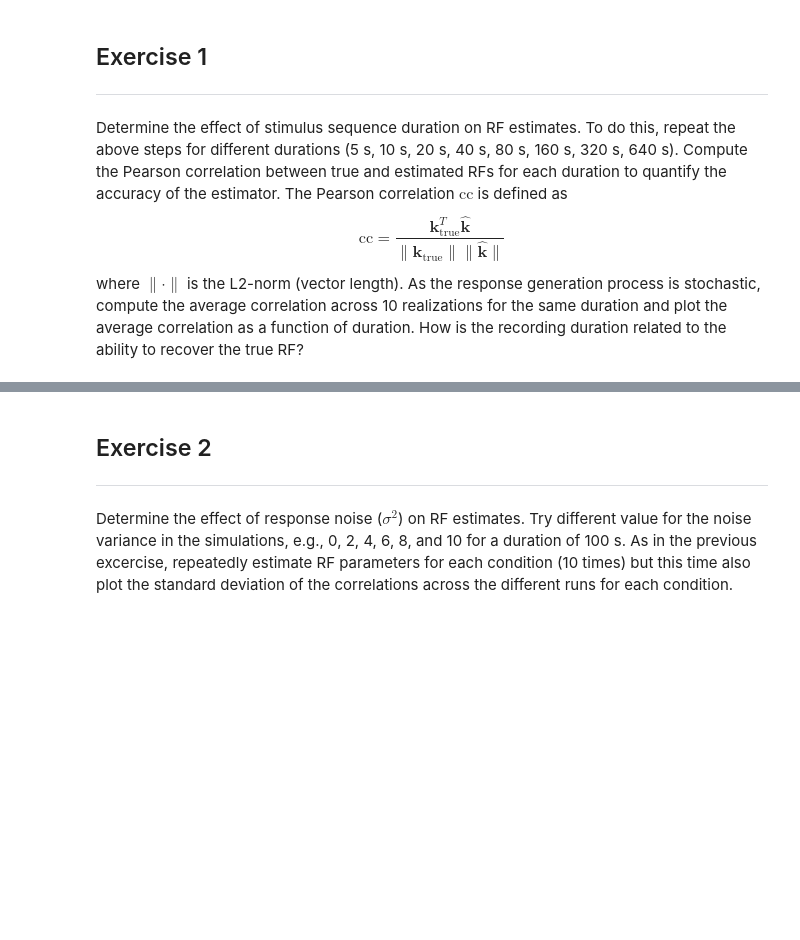
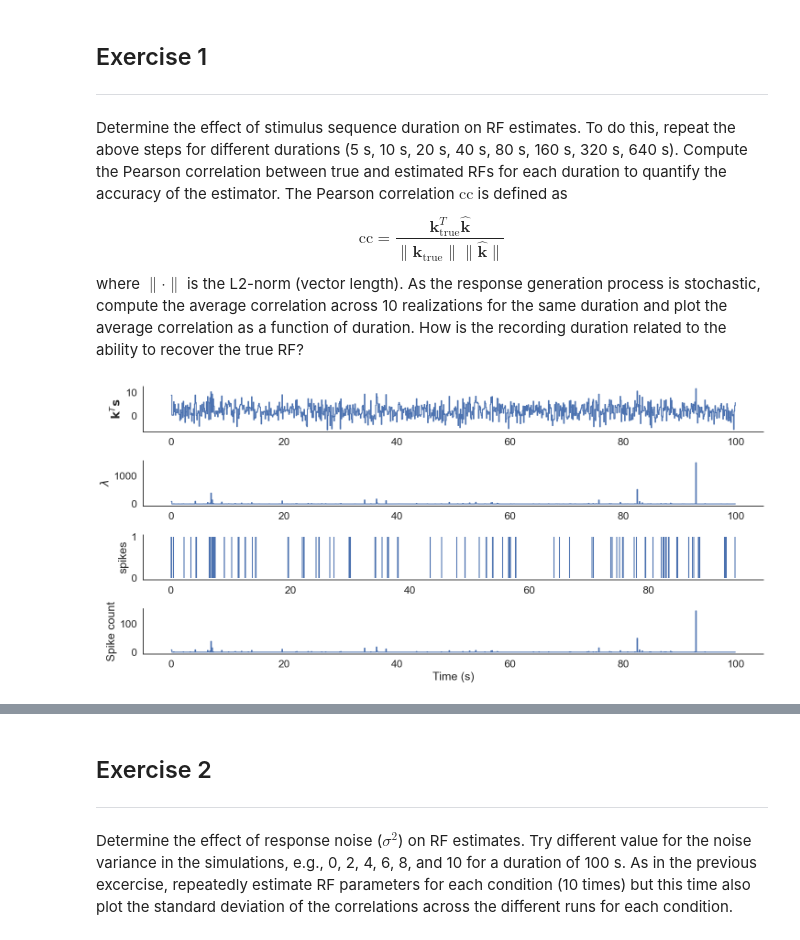
Before and after one commit to EvaMare/Neuro_Analysis, a Jupyter notebook: 2-single-cell-analysis-master/02-GLMs/module_2b_exercises.ipynb, the cells around one changed output, grey strips where cells are left out. Cells and saved outputs as stored; diff of their text form; code cells hidden in the pictures; blank space fills up the shorter version.

```diff
--- a/2-single-cell-analysis-master/02-GLMs/module_2b_exercises.ipynb
+++ b/2-single-cell-analysis-master/02-GLMs/module_2b_exercises.ipynb
@@ -17,3 +17,14 @@ $$
 $$
 where $\lVert \cdot \rVert$ is the L2-norm (vector length).
 As the response generation process is stochastic, compute the average correlation across 10 realizations for the same duration and plot the average correlation as a function of duration. How is the recording duration related to the ability to recover the true RF?
+# %%
+# genration of the stimulus
+
+duration = 100.
+dt = .1
+std_dev = 1
+vf_size = (15,15)
+n_bins = round(duration / float(dt))
+
+
+S = std_dev * np.random.randn(n_bins,vf_size[0],vf_size[1])
@@ -19,0 +56,28 @@ As the response generation process is stochastic, compute the average correlatio
+# %%
+# Show response
+
+plt.figure(figsize=(15,7))
+
+n_bins = lamda.shape[0]
+t = np.arange(n_bins) * dt
+
+plt.subplot(4,1,1)
+plt.step(t, ks, where='post')
+plt.ylabel(r'$\mathbf{k}^T \mathbf{s}$')
+
+plt.subplot(4,1,2)
+plt.step(t, lamda, where='post')
+plt.ylabel(r'$\lambda$')
+
+plt.subplot(4,1,3)
+plt.vlines(spike_times, 0, 1)
+plt.ylabel('spikes')
+
+plt.subplot(4,1,4)
+plt.step(t, spike_counts, where='post')
+plt.xlabel('Time (s)')
+plt.ylabel('Spike count')
+
+plt.tight_layout()
+# %% [output]
+[figure, added]
```
Also changed, not shown: parts of 4 cells of this notebook.
